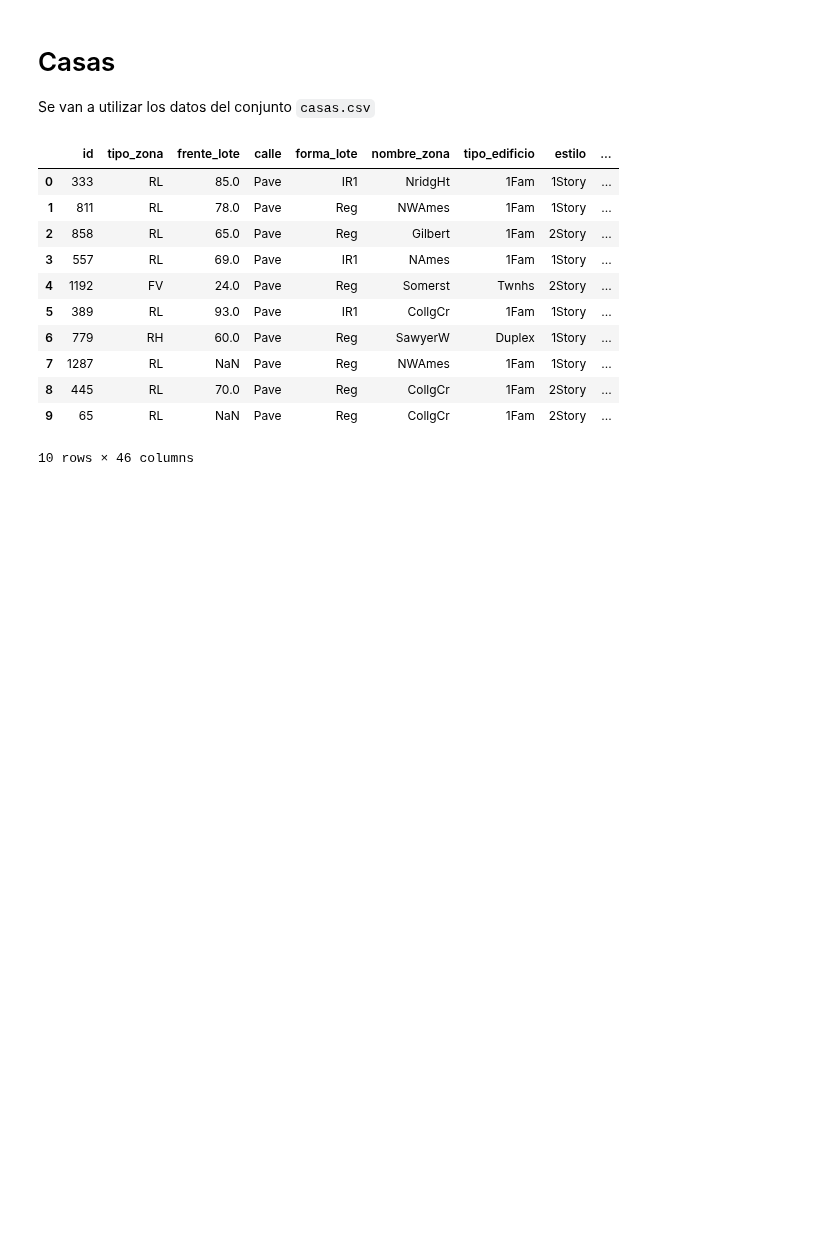
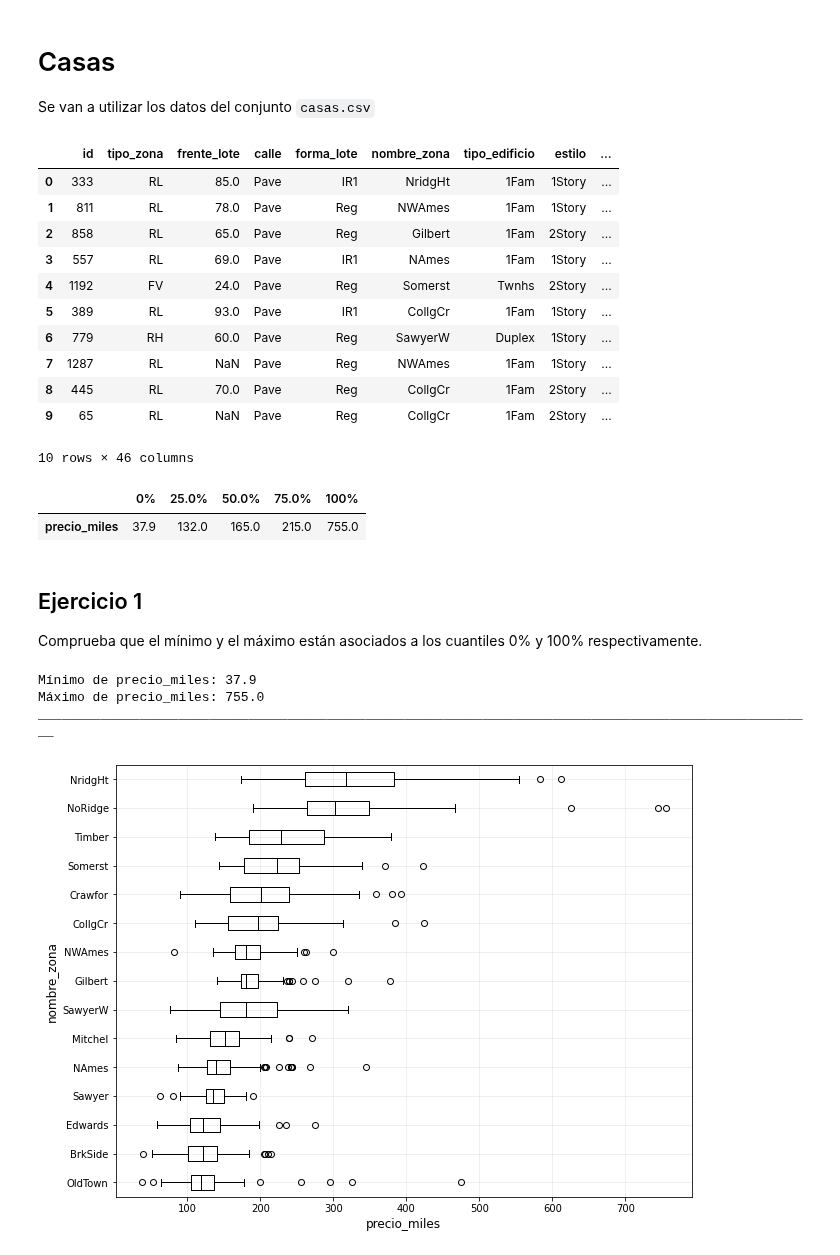
Before and after one commit to CAMM961001/itam-mcd, a Jupyter notebook: fundamentos-estadisticos/libros/analisis_exploratorio.ipynb, the cells around one changed output. Saved outputs shown, nothing was run; the diff lists cells and outputs as text; code cells hidden in the pictures; blank space fills up the shorter version.

Commit message:
Análisis dataset casas en libro de análisis exploratorio

```diff
--- a/fundamentos-estadisticos/libros/analisis_exploratorio.ipynb
+++ b/fundamentos-estadisticos/libros/analisis_exploratorio.ipynb
@@ -347,3 +347,69 @@ casas.head(10)
 | 8 | 445 | RL | 70.0 | Pave | Reg | CollgCr | 1Fam | 2Story | ... |
 | 9 | 65 | RL | NaN | Pave | Reg | CollgCr | 1Fam | 2Story | ... |
 10 rows × 46 columns
+# %%
+#Cauntiles
+percentages = [0, 0.25, 0.5, 0.75, 1]
+
+df = pd.DataFrame(casas['precio_miles'].quantile(percentages))
+df.index = [f'{p * 100}%' for p in percentages]
+df.transpose()
+# %% [output]
+|  | 0% | 25.0% | 50.0% | 75.0% | 100% |
+| precio_miles | 37.9 | 132.0 | 165.0 | 215.0 | 755.0 |
+# %% [markdown]
+## Ejercicio 1
+
+Comprueba que el mínimo y el máximo están asociados a los cuantiles 0% y 100% respectivamente.
+# %%
+print(f"Mínimo de precio_miles: {casas['precio_miles'].min()}")
+print(f"Máximo de precio_miles: {casas['precio_miles'].max()}")
+print(f"{'_'*100}\n")
+# %% [output]
+Mínimo de precio_miles: 37.9
+Máximo de precio_miles: 755.0
+____________________________________________________________________________________________________
+# %%
+def ordenar_tendencia_central(df, agrupadora, ordenadora, mo='mean'):
+    """
+    Parámetros
+    ----------
+    df: dataframe_lile
+        DataFrame que contiene al menos una variable agrupadora y
+        una variable ordenadora
+    agrupadora: str_like
+        Nombre de la variable en df por la cual se quiere agrupar
+    ordenadora: str_like
+        Nombre de la variable en df por la cual se quiere ordenar
+    mo: medida de ordenamiento, default='mean'
+        Métrica por la cual se quiere ordenar df
+        Valores que puede tomar: {'mean', 'median' 'std'}
+    """
+    #Medidas de ordenamiento
+    MO = {'mean': df[[agrupadora,ordenadora]].groupby(by=agrupadora).mean(),
+         'median': df[[agrupadora,ordenadora]].groupby(by=agrupadora).median()}
+
+    #Listado con ordenamiento
+    L = MO[mo].sort_values(by=ordenadora).index.to_list()
+
+    #Se determina a esa variable como un índice categórico
+    df[agrupadora] = pd.CategoricalIndex(df[agrupadora], ordered=True, categories=L)
+
+    #Se ordena el dataset con los valores de L
+    df = df.sort_values(ordenadora)
+
+    return df
+# %%
+#Se ordena el dataset con respecto a la mediana
+ordenar_tendencia_central(casas, 'nombre_zona', 'precio_miles', mo='median')
+
+ax = casas.boxplot(by='nombre_zona', column='precio_miles', figsize=(10,8), vert=False, color='black')
+ax.set_title('')
+ax.set_xlabel("precio_miles", fontsize=12)
+ax.set_ylabel("nombre_zona", fontsize=12)
+ax.grid(alpha=0.25)
+
+plt.suptitle('')
+plt.show()
+# %% [output]
+[figure, added]
```
Also changed, not shown: parts of 1 cell of this notebook.
